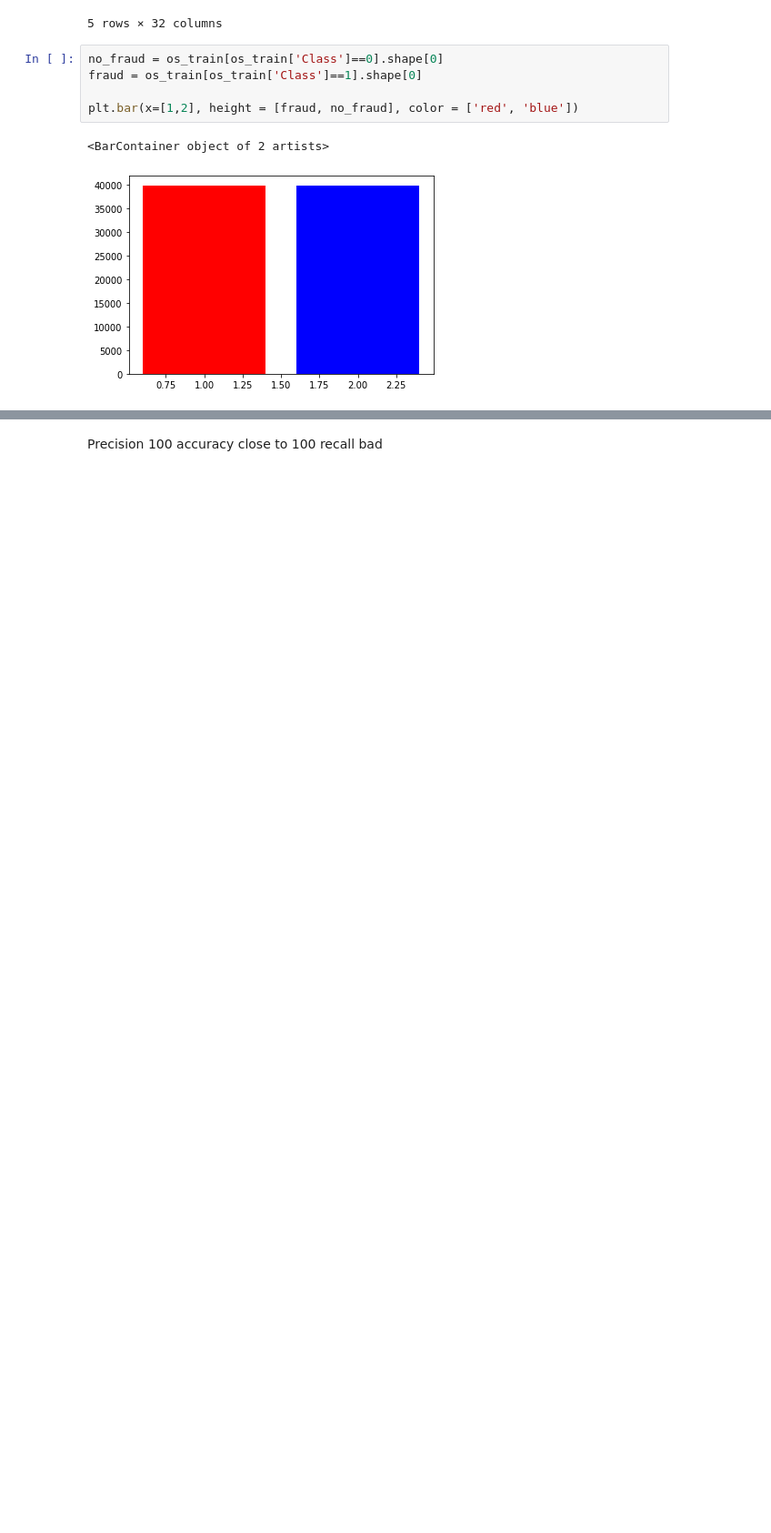
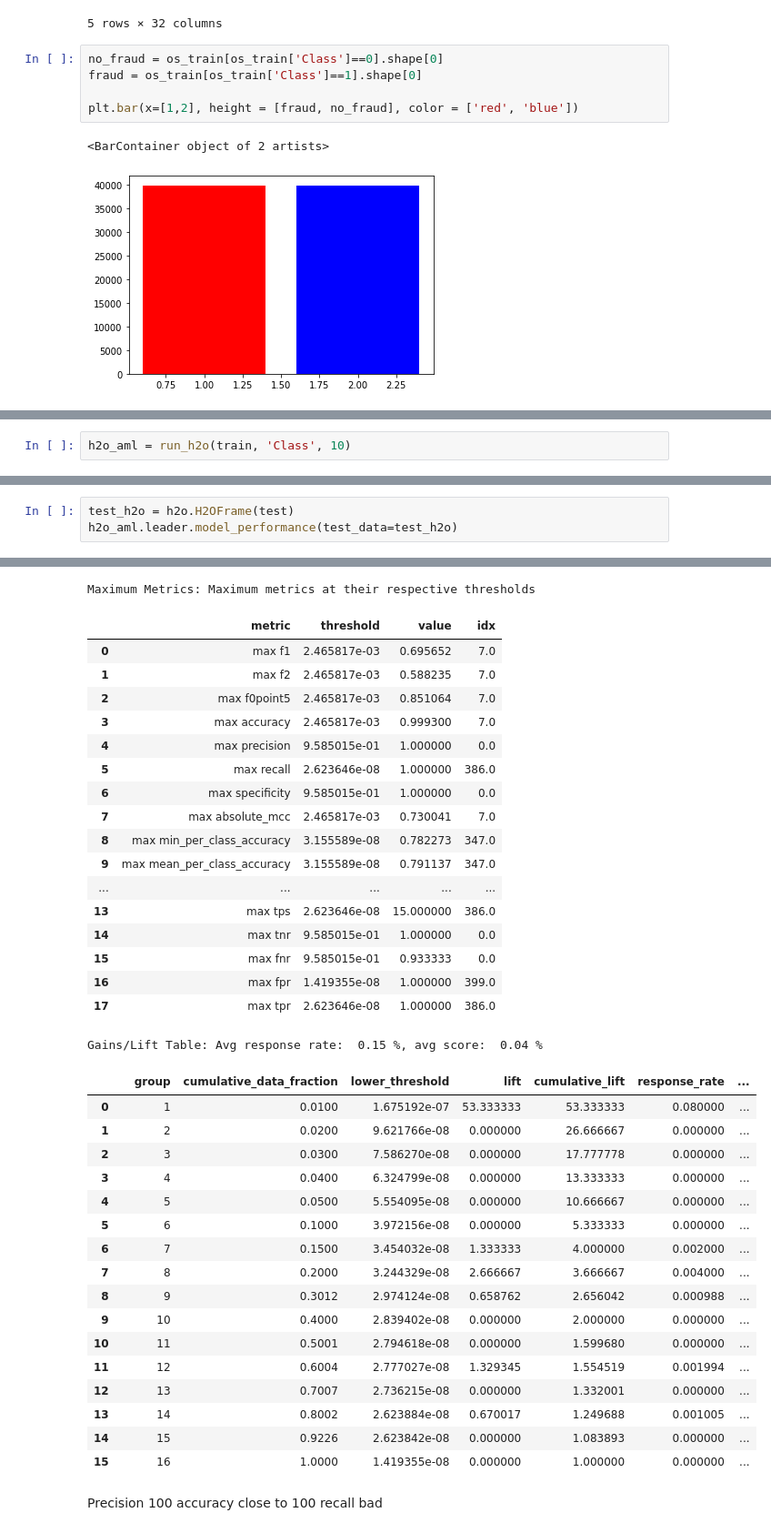
Before and after one commit to tthien92/Fraud_data_autoML, a Jupyter notebook: Fraud Detection with AutoML.ipynb, the cells around one changed output, grey strips where cells are left out. Shown at 91% size. Cells and saved outputs as stored; diff of their text form; blank space fills up the shorter version.

```diff
--- a/Fraud Detection with AutoML.ipynb
+++ b/Fraud Detection with AutoML.ipynb
@@ -378,0 +464,2 @@ Gains/Lift Table: Avg response rate:  0.15 %, avg score:  0.21 %
+# %%
+h2o_aml = run_h2o(train, 'Class', 10)
@@ -378,0 +505,4 @@ Gains/Lift Table: Avg response rate:  0.15 %, avg score:  0.21 %
+# %%
+test_h2o = h2o.H2OFrame(test)
+h2o_aml.leader.model_performance(test_data=test_h2o)
+# %% [output]
@@ -379,3 +527,39 @@ Gains/Lift Table: Avg response rate:  0.15 %, avg score:  0.21 %
+Maximum Metrics: Maximum metrics at their respective thresholds
+|  | metric | threshold | value | idx |
+| 0 | max f1 | 2.465817e-03 | 0.695652 | 7.0 |
+| 1 | max f2 | 2.465817e-03 | 0.588235 | 7.0 |
+| 2 | max f0point5 | 2.465817e-03 | 0.851064 | 7.0 |
+| 3 | max accuracy | 2.465817e-03 | 0.999300 | 7.0 |
+| 4 | max precision | 9.585015e-01 | 1.000000 | 0.0 |
+| 5 | max recall | 2.623646e-08 | 1.000000 | 386.0 |
+| 6 | max specificity | 9.585015e-01 | 1.000000 | 0.0 |
+| 7 | max absolute_mcc | 2.465817e-03 | 0.730041 | 7.0 |
+| 8 | max min_per_class_accuracy | 3.155589e-08 | 0.782273 | 347.0 |
+| 9 | max mean_per_class_accuracy | 3.155589e-08 | 0.791137 | 347.0 |
+| ... | ... | ... | ... | ... |
+| 13 | max tps | 2.623646e-08 | 15.000000 | 386.0 |
+| 14 | max tnr | 9.585015e-01 | 1.000000 | 0.0 |
+| 15 | max fnr | 9.585015e-01 | 0.933333 | 0.0 |
+| 16 | max fpr | 1.419355e-08 | 1.000000 | 399.0 |
+| 17 | max tpr | 2.623646e-08 | 1.000000 | 386.0 |
+Gains/Lift Table: Avg response rate:  0.15 %, avg score:  0.04 %
+|  |  | group | cumulative_data_fraction | lower_threshold | lift | cumulative_lift | response_rate | ... |
+| 0 |  | 1 | 0.0100 | 1.675192e-07 | 53.333333 | 53.333333 | 0.080000 | ... |
+| 1 |  | 2 | 0.0200 | 9.621766e-08 | 0.000000 | 26.666667 | 0.000000 | ... |
+| 2 |  | 3 | 0.0300 | 7.586270e-08 | 0.000000 | 17.777778 | 0.000000 | ... |
+| 3 |  | 4 | 0.0400 | 6.324799e-08 | 0.000000 | 13.333333 | 0.000000 | ... |
+| 4 |  | 5 | 0.0500 | 5.554095e-08 | 0.000000 | 10.666667 | 0.000000 | ... |
+| 5 |  | 6 | 0.1000 | 3.972156e-08 | 0.000000 | 5.333333 | 0.000000 | ... |
+| 6 |  | 7 | 0.1500 | 3.454032e-08 | 1.333333 | 4.000000 | 0.002000 | ... |
+| 7 |  | 8 | 0.2000 | 3.244329e-08 | 2.666667 | 3.666667 | 0.004000 | ... |
+| 8 |  | 9 | 0.3012 | 2.974124e-08 | 0.658762 | 2.656042 | 0.000988 | ... |
+| 9 |  | 10 | 0.4000 | 2.839402e-08 | 0.000000 | 2.000000 | 0.000000 | ... |
+| 10 |  | 11 | 0.5001 | 2.794618e-08 | 0.000000 | 1.599680 | 0.000000 | ... |
+| 11 |  | 12 | 0.6004 | 2.777027e-08 | 1.329345 | 1.554519 | 0.001994 | ... |
+| 12 |  | 13 | 0.7007 | 2.736215e-08 | 0.000000 | 1.332001 | 0.000000 | ... |
+| 13 |  | 14 | 0.8002 | 2.623884e-08 | 0.670017 | 1.249688 | 0.001005 | ... |
+| 14 |  | 15 | 0.9226 | 2.623842e-08 | 0.000000 | 1.083893 | 0.000000 | ... |
+| 15 |  | 16 | 1.0000 | 1.419355e-08 | 0.000000 | 1.000000 | 0.000000 | ... |
 # %% [markdown]
 Precision 100
 accuracy close to 100
```
Also changed, not shown: parts of 13 cells of this notebook.
